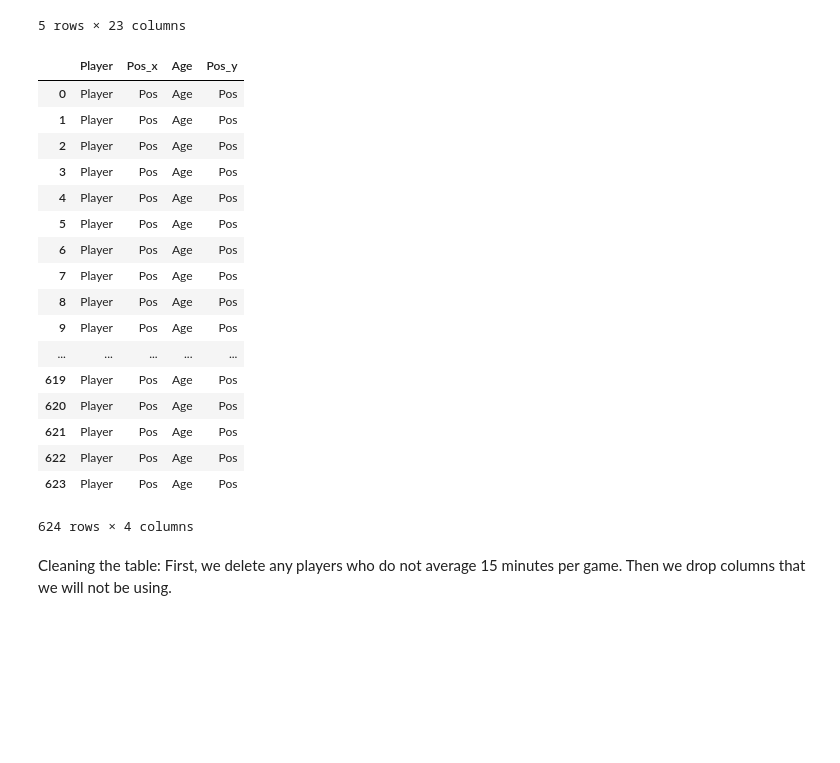
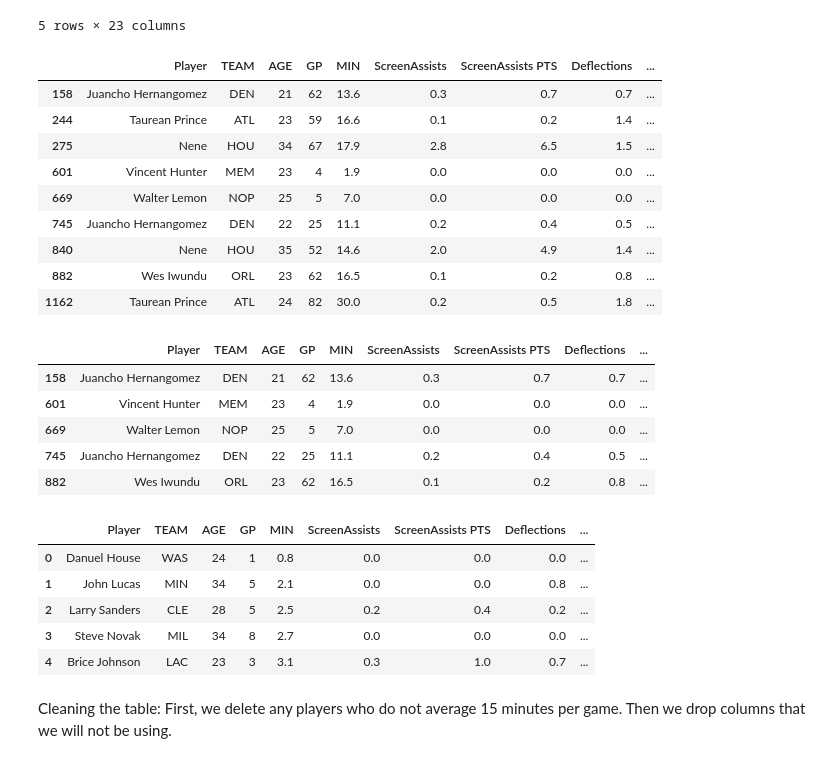
Before and after one commit to yairfax/CMSC320-final-project, a Jupyter notebook: Final Project.ipynb, the cells around one changed output. Drawn from its saved outputs; the diff is of its cells as text; code cells hidden in the pictures; blank space fills up the shorter version.

```diff
--- a/Final Project.ipynb
+++ b/Final Project.ipynb
@@ -94,30 +98,47 @@ regularStats.head()
 | 4 | 5 | DeMar DeRozan | 74 | 35.4 | 27.3 | 9.7 | 20.9 | 46.7 | 0.4 | 1.7 | ... | ... |
 5 rows × 23 columns
 # %%
-positions16_17 = getPositions(2017)[['Player', 'Pos', 'Age']]
-positions17_18 = getPositions(2018)[['Player', 'Pos', 'Age']]
+positions16_17 = getPositions(2017)[['Player', 'Pos', 'year']]
+positions17_18 = getPositions(2018)[['Player', 'Pos', 'year']]
 # %%
-positions = pd.merge(positions16_17, positions17_18, on=['Player', 'Age'])
-positions
+positions = positions16_17.append(positions17_18)
+positions['Player'] = stripChars(positions['Player'])
-# %% [output]
-|  | Player | Pos_x | Age | Pos_y |
-| 0 | Player | Pos | Age | Pos |
-| 1 | Player | Pos | Age | Pos |
-| 2 | Player | Pos | Age | Pos |
-| 3 | Player | Pos | Age | Pos |
-| 4 | Player | Pos | Age | Pos |
-| 5 | Player | Pos | Age | Pos |
-| 6 | Player | Pos | Age | Pos |
-| 7 | Player | Pos | Age | Pos |
-| 8 | Player | Pos | Age | Pos |
-| 9 | Player | Pos | Age | Pos |
-| ... | ... | ... | ... | ... |
-| 619 | Player | Pos | Age | Pos |
-| 620 | Player | Pos | Age | Pos |
-| 621 | Player | Pos | Age | Pos |
-| 622 | Player | Pos | Age | Pos |
-| 623 | Player | Pos | Age | Pos |
-624 rows × 4 columns
+# %%
+hustleStatsTemp = pd.merge(hustleStats, positions, on=['Player', 'year'], how='left')
+hustleStatsTemp[pd.isnull(hustleStatsTemp['Pos'])]
+# %% [output]
+|  | Player | TEAM | AGE | GP | MIN | ScreenAssists | ScreenAssists PTS | Deflections | ... |
+| 158 | Juancho Hernangomez | DEN | 21 | 62 | 13.6 | 0.3 | 0.7 | 0.7 | ... |
+| 244 | Taurean Prince | ATL | 23 | 59 | 16.6 | 0.1 | 0.2 | 1.4 | ... |
+| 275 | Nene | HOU | 34 | 67 | 17.9 | 2.8 | 6.5 | 1.5 | ... |
+| 601 | Vincent Hunter | MEM | 23 | 4 | 1.9 | 0.0 | 0.0 | 0.0 | ... |
+| 669 | Walter Lemon | NOP | 25 | 5 | 7.0 | 0.0 | 0.0 | 0.0 | ... |
+| 745 | Juancho Hernangomez | DEN | 22 | 25 | 11.1 | 0.2 | 0.4 | 0.5 | ... |
+| 840 | Nene | HOU | 35 | 52 | 14.6 | 2.0 | 4.9 | 1.4 | ... |
+| 882 | Wes Iwundu | ORL | 23 | 62 | 16.5 | 0.1 | 0.2 | 0.8 | ... |
+| 1162 | Taurean Prince | ATL | 24 | 82 | 30.0 | 0.2 | 0.5 | 1.8 | ... |
+# %%
+positions.loc[positions['Player'] == 'Nene Hilario', 'Player'] = 'Nene'
+positions.loc[positions['Player'] == 'Taurean Waller-Prince', 'Player'] = 'Taurean Prince'
+hustleStats = pd.merge(hustleStats, positions, on=['Player', 'year'], how='left')
+hustleStats[pd.isnull(hustleStats['Pos'])]
+# %% [output]
+|  | Player | TEAM | AGE | GP | MIN | ScreenAssists | ScreenAssists PTS | Deflections | ... |
+| 158 | Juancho Hernangomez | DEN | 21 | 62 | 13.6 | 0.3 | 0.7 | 0.7 | ... |
+| 601 | Vincent Hunter | MEM | 23 | 4 | 1.9 | 0.0 | 0.0 | 0.0 | ... |
+| 669 | Walter Lemon | NOP | 25 | 5 | 7.0 | 0.0 | 0.0 | 0.0 | ... |
+| 745 | Juancho Hernangomez | DEN | 22 | 25 | 11.1 | 0.2 | 0.4 | 0.5 | ... |
+| 882 | Wes Iwundu | ORL | 23 | 62 | 16.5 | 0.1 | 0.2 | 0.8 | ... |
+# %%
+hustleStats = hustleStats.dropna(subset=['Pos'])
+hustleStats.head()
+# %% [output]
+|  | Player | TEAM | AGE | GP | MIN | ScreenAssists | ScreenAssists PTS | Deflections | ... |
+| 0 | Danuel House | WAS | 24 | 1 | 0.8 | 0.0 | 0.0 | 0.0 | ... |
+| 1 | John Lucas | MIN | 34 | 5 | 2.1 | 0.0 | 0.0 | 0.8 | ... |
+| 2 | Larry Sanders | CLE | 28 | 5 | 2.5 | 0.2 | 0.4 | 0.2 | ... |
+| 3 | Steve Novak | MIL | 34 | 8 | 2.7 | 0.0 | 0.0 | 0.0 | ... |
+| 4 | Brice Johnson | LAC | 23 | 3 | 3.1 | 0.3 | 1.0 | 0.7 | ... |
 # %% [markdown]
 Cleaning the table: First, we delete any players who do not average 15 minutes per game.  Then we drop columns that we will not be using.
 # %%
```
Also changed, not shown: parts of 10 cells of this notebook.
